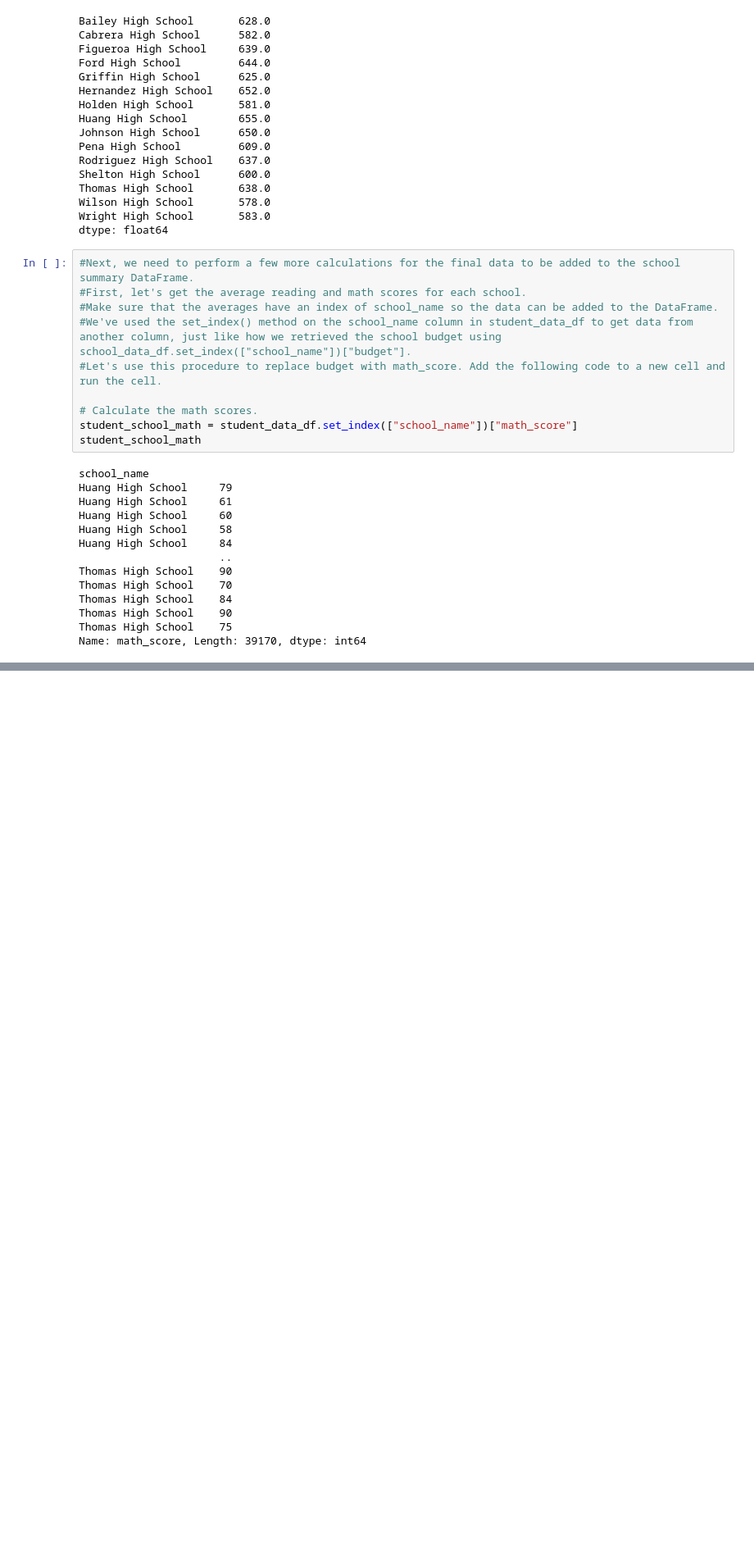
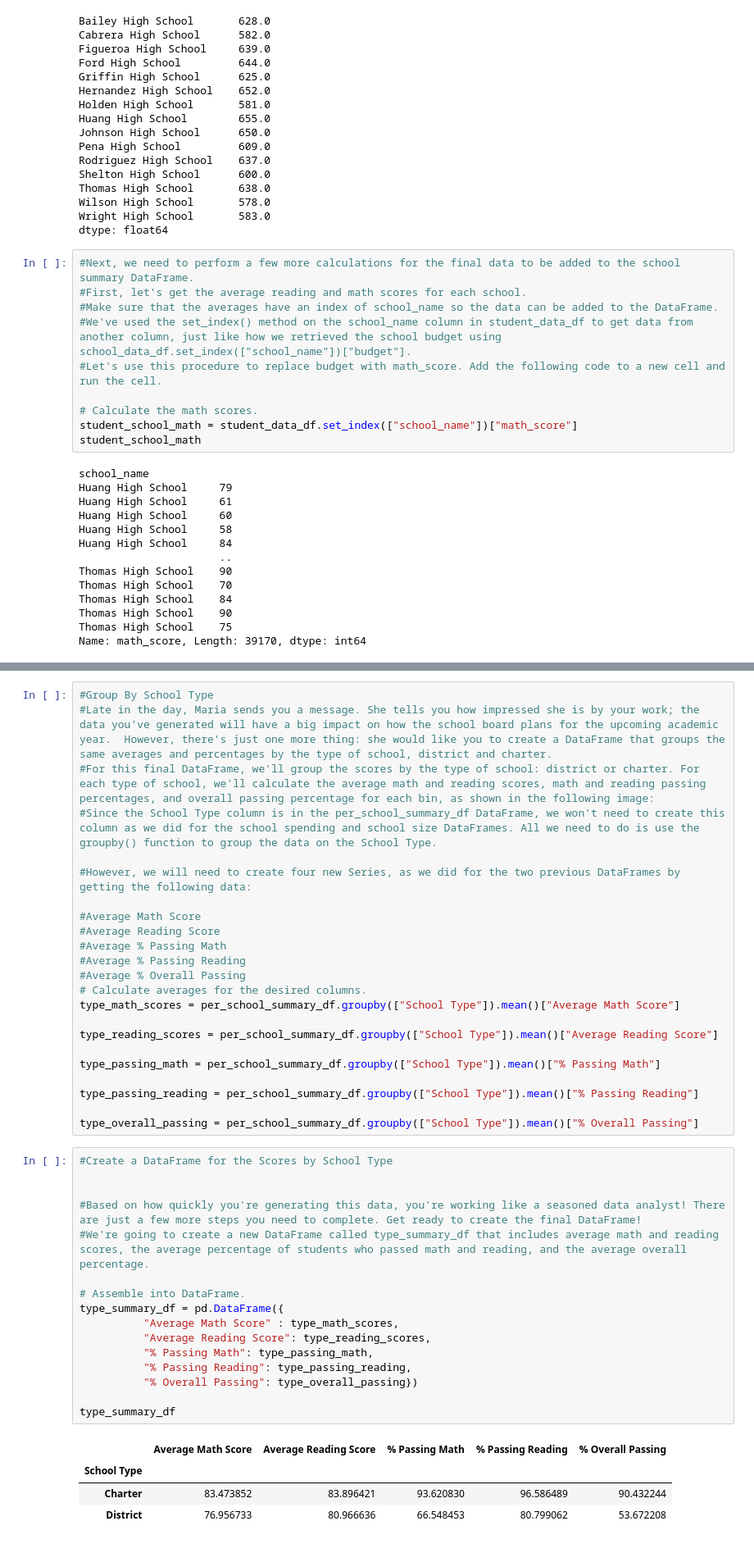
Before and after one commit to mustail/School_district_analysis, a Jupyter notebook: PyCitySchools.ipynb, the cells around one changed output, grey strips where cells are left out. Shown at 82% size. Saved outputs shown, nothing was run; the diff lists cells and outputs as text; blank space fills up the shorter version.

Commit message:
scores by school type.

```diff
--- a/PyCitySchools.ipynb
+++ b/PyCitySchools.ipynb
@@ -1504,0 +1505,44 @@ size_summary_df
+# %%
+#Group By School Type
+#Late in the day, Maria sends you a message. She tells you how impressed she is by your work; the data you've generated will have a big impact on how the school board plans for the upcoming academic year.  However, there's just one more thing: she would like you to create a DataFrame that groups the same averages and percentages by the type of school, district and charter.
+#For this final DataFrame, we'll group the scores by the type of school: district or charter. For each type of school, we'll calculate the average math and reading scores, math and reading passing percentages, and overall passing percentage for each bin, as shown in the following image:
+#Since the School Type column is in the per_school_summary_df DataFrame, we won't need to create this column as we did for the school spending and school size DataFrames. All we need to do is use the groupby() function to group the data on the School Type.
+
+#However, we will need to create four new Series, as we did for the two previous DataFrames by getting the following data:
+
+#Average Math Score
+#Average Reading Score
+#Average % Passing Math
+#Average % Passing Reading
+#Average % Overall Passing
+# Calculate averages for the desired columns.
+type_math_scores = per_school_summary_df.groupby(["School Type"]).mean()["Average Math Score"]
+
+type_reading_scores = per_school_summary_df.groupby(["School Type"]).mean()["Average Reading Score"]
+
+type_passing_math = per_school_summary_df.groupby(["School Type"]).mean()["% Passing Math"]
+
+type_passing_reading = per_school_summary_df.groupby(["School Type"]).mean()["% Passing Reading"]
+
+type_overall_passing = per_school_summary_df.groupby(["School Type"]).mean()["% Overall Passing"]
+# %%
+#Create a DataFrame for the Scores by School Type
+
+
+#Based on how quickly you're generating this data, you're working like a seasoned data analyst! There are just a few more steps you need to complete. Get ready to create the final DataFrame!
+#We're going to create a new DataFrame called type_summary_df that includes average math and reading scores, the average percentage of students who passed math and reading, and the average overall percentage.
+
+# Assemble into DataFrame.
+type_summary_df = pd.DataFrame({
+          "Average Math Score" : type_math_scores,
+          "Average Reading Score": type_reading_scores,
+          "% Passing Math": type_passing_math,
+          "% Passing Reading": type_passing_reading,
+          "% Overall Passing": type_overall_passing})
+
+type_summary_df
+# %% [output]
+|  | Average Math Score | Average Reading Score | % Passing Math | % Passing Reading | % Overall Passing |
+| School Type |  |  |  |  |  |
+| Charter | 83.473852 | 83.896421 | 93.620830 | 96.586489 | 90.432244 |
+| District | 76.956733 | 80.966636 | 66.548453 | 80.799062 | 53.672208 |
```
Also changed, not shown: parts of 67 cells of this notebook.
